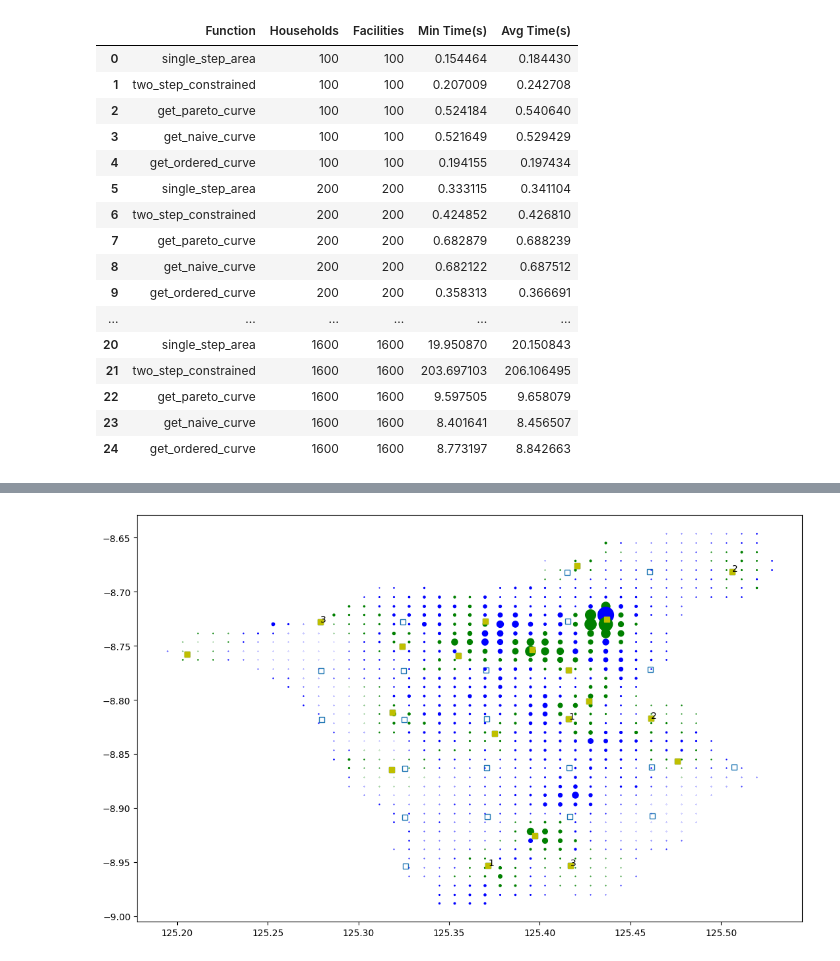
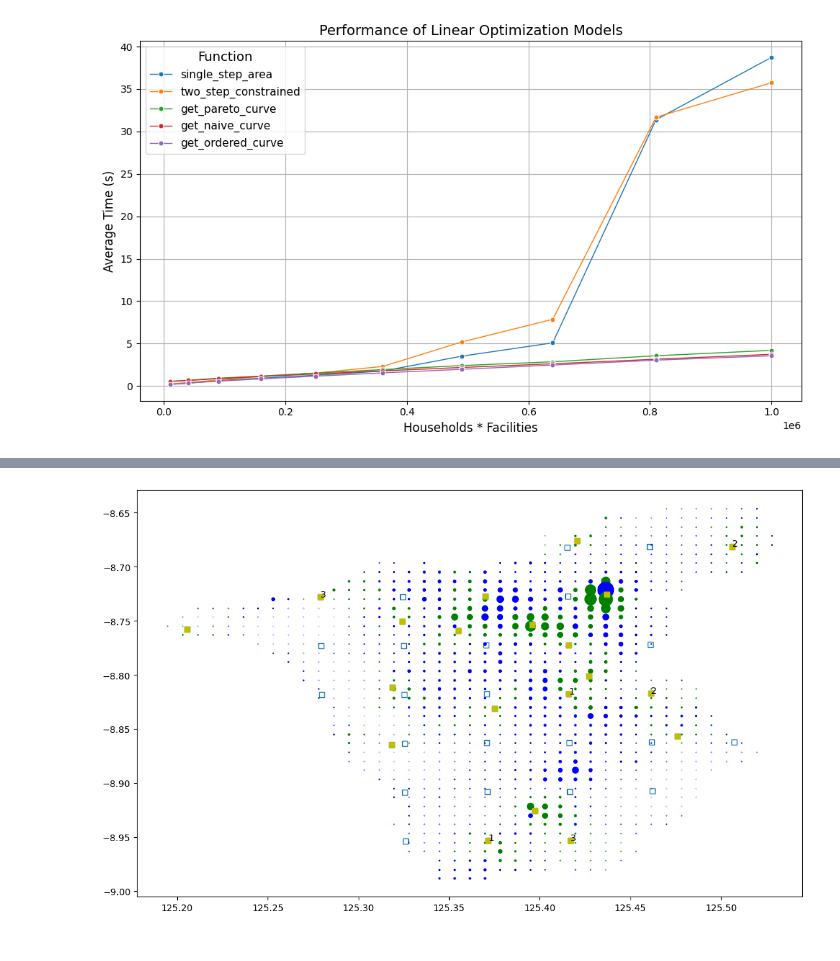
Before and after one commit to Srokusek/ABW-project, a Jupyter notebook: dynamic_models_control.ipynb, the cells around one changed output, grey strips where cells are left out. Saved outputs shown, nothing was run; the diff lists cells and outputs as text; code cells hidden in the pictures.

Commit message:
ran tests on computation time

```diff
--- a/dynamic_models_control.ipynb
+++ b/dynamic_models_control.ipynb
@@ -38,25 +38,32 @@ if scripts_dir not in sys.path:
 from utils.solution_time import get_solution_times
 
 funcs = [single_step_area, two_step_constrained, get_pareto_curve, get_naive_curve, get_ordered_curve]
-params = [(100, 100), (200, 200), (400,400), (800,800), (1600, 1600)]
+params = [(100, 100), (200, 200), (300,300), (400,400), (500, 500), (600, 600), (700, 700), (800, 800), (900, 900), (1000, 1000)]
 
-get_solution_times(funcs, params, num_passes=5)
+oneh_to_onef = get_solution_times(funcs, params, num_passes=5)
-# %% [output]
-|  | Function | Households | Facilities | Min Time(s) | Avg Time(s) |
-| 0 | single_step_area | 100 | 100 | 0.154464 | 0.184430 |
-| 1 | two_step_constrained | 100 | 100 | 0.207009 | 0.242708 |
-| 2 | get_pareto_curve | 100 | 100 | 0.524184 | 0.540640 |
-| 3 | get_naive_curve | 100 | 100 | 0.521649 | 0.529429 |
-| 4 | get_ordered_curve | 100 | 100 | 0.194155 | 0.197434 |
-| 5 | single_step_area | 200 | 200 | 0.333115 | 0.341104 |
-| 6 | two_step_constrained | 200 | 200 | 0.424852 | 0.426810 |
-| 7 | get_pareto_curve | 200 | 200 | 0.682879 | 0.688239 |
-| 8 | get_naive_curve | 200 | 200 | 0.682122 | 0.687512 |
-| 9 | get_ordered_curve | 200 | 200 | 0.358313 | 0.366691 |
-| ... | ... | ... | ... | ... | ... |
-| 20 | single_step_area | 1600 | 1600 | 19.950870 | 20.150843 |
-| 21 | two_step_constrained | 1600 | 1600 | 203.697103 | 206.106495 |
-| 22 | get_pareto_curve | 1600 | 1600 | 9.597505 | 9.658079 |
-| 23 | get_naive_curve | 1600 | 1600 | 8.401641 | 8.456507 |
-| 24 | get_ordered_curve | 1600 | 1600 | 8.773197 | 8.842663 |
+# %%
+import matplotlib.pyplot as plt
+import seaborn as sns
+
+
+oneh_to_onef['data_links'] = oneh_to_onef['Households'] * oneh_to_onef['Facilities']
+
+# Plotting with adjusted parameters for compactness
+plt.figure(figsize=(10, 6))
+sns.lineplot(data=oneh_to_onef, x='data_links', y='Avg Time(s)', hue='Function', marker='o', markersize=5, linewidth=1)
+
+# Customize the plot
+plt.title('Performance of Linear Optimization Models', fontsize=14)
+plt.xlabel('Households * Facilities', fontsize=12)
+plt.ylabel('Average Time (s)', fontsize=12)
+plt.legend(title='Function', title_fontsize='13', fontsize='11', loc='upper left')
+plt.grid(True)
+
+# Adjust the layout
+plt.tight_layout()
+
+# Show plot
+plt.show()
+# %% [output]
+[figure, added]
 # %%
```
Also changed, not shown: parts of 4 cells of this notebook.
